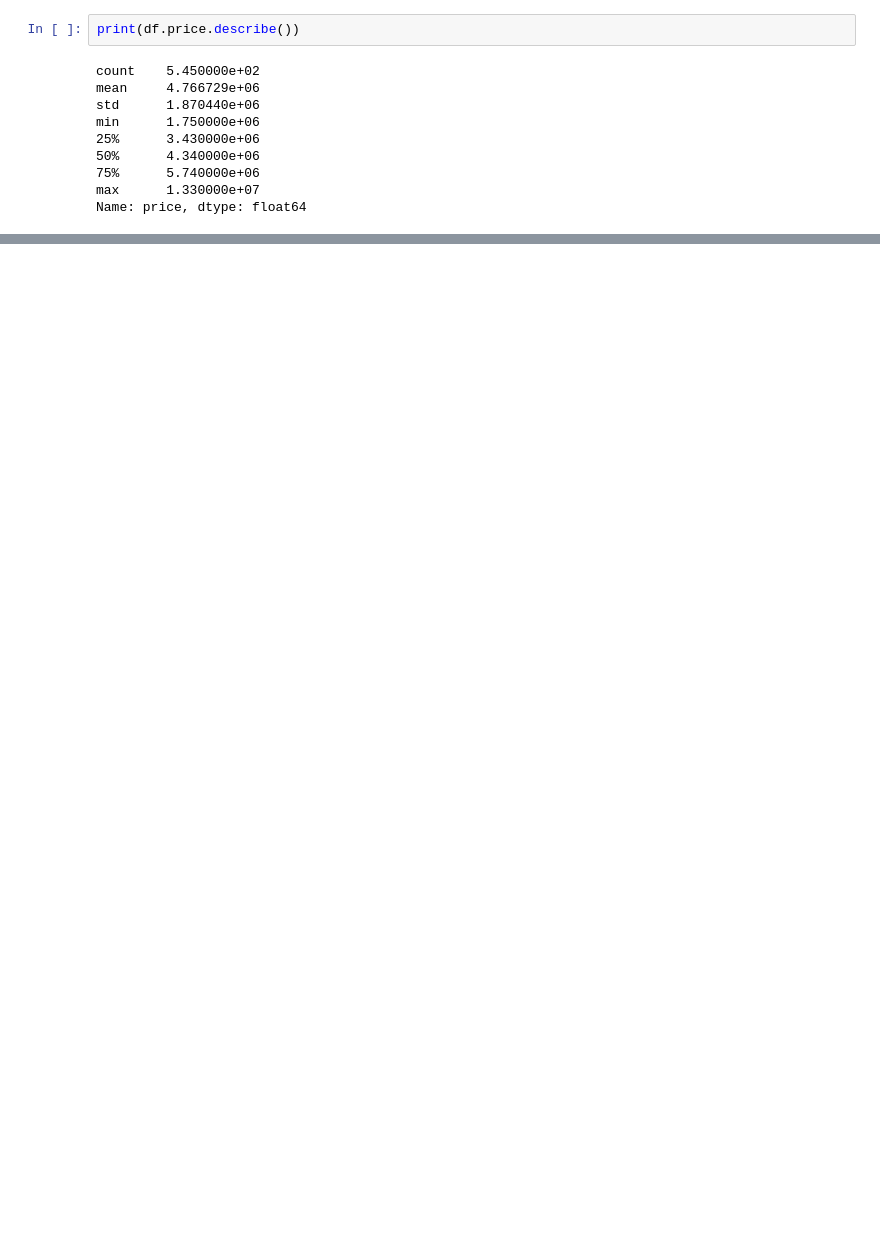
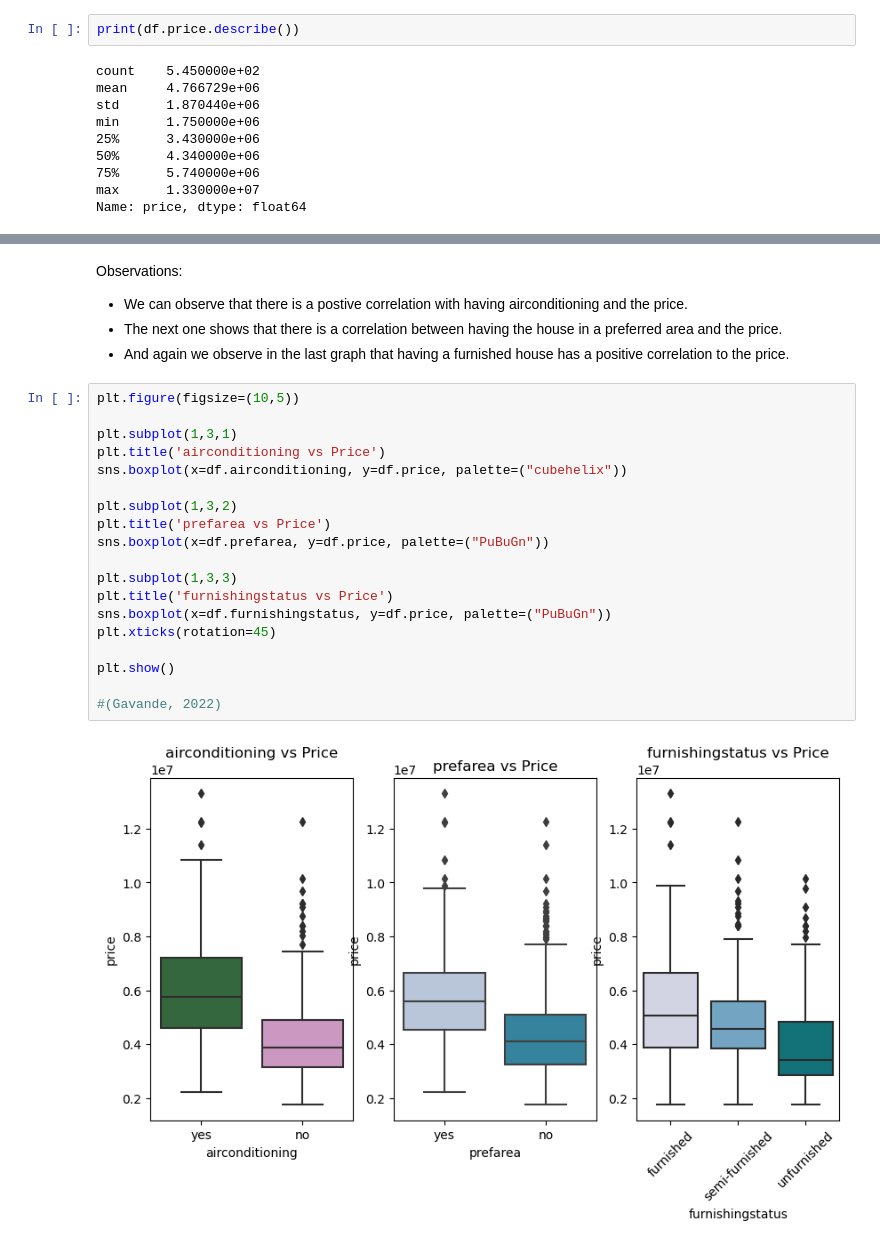
Before and after one commit to PullThePlugItsTooLate/PDAN-T1-LinearRegression-10116408, a Jupyter notebook: housing-prediction-notebook.ipynb, the cells around one changed output, grey strips where cells are left out. Saved outputs shown, nothing was run; the diff lists cells and outputs as text; blank space fills up the shorter version.

```diff
--- a/housing-prediction-notebook.ipynb
+++ b/housing-prediction-notebook.ipynb
@@ -421,0 +435,26 @@ plt.show()
+# %% [markdown]
+Observations:
+- We can observe that there is a postive correlation with having airconditioning and the price.
+- The next one shows that there is a correlation between having the house in a preferred area and the price.
+- And again we observe in the last graph that having a furnished house has a positive correlation to the price.
+# %%
+plt.figure(figsize=(10,5))
+
+plt.subplot(1,3,1)
+plt.title('airconditioning vs Price')
+sns.boxplot(x=df.airconditioning, y=df.price, palette=("cubehelix"))
+
+plt.subplot(1,3,2)
+plt.title('prefarea vs Price')
+sns.boxplot(x=df.prefarea, y=df.price, palette=("PuBuGn"))
+
+plt.subplot(1,3,3)
+plt.title('furnishingstatus vs Price')
+sns.boxplot(x=df.furnishingstatus, y=df.price, palette=("PuBuGn"))
+plt.xticks(rotation=45)
+
+plt.show()
+
+#(Gavande, 2022)
+# %% [output]
+[figure, added]
```
Also changed, not shown: parts of 130 cells of this notebook.
